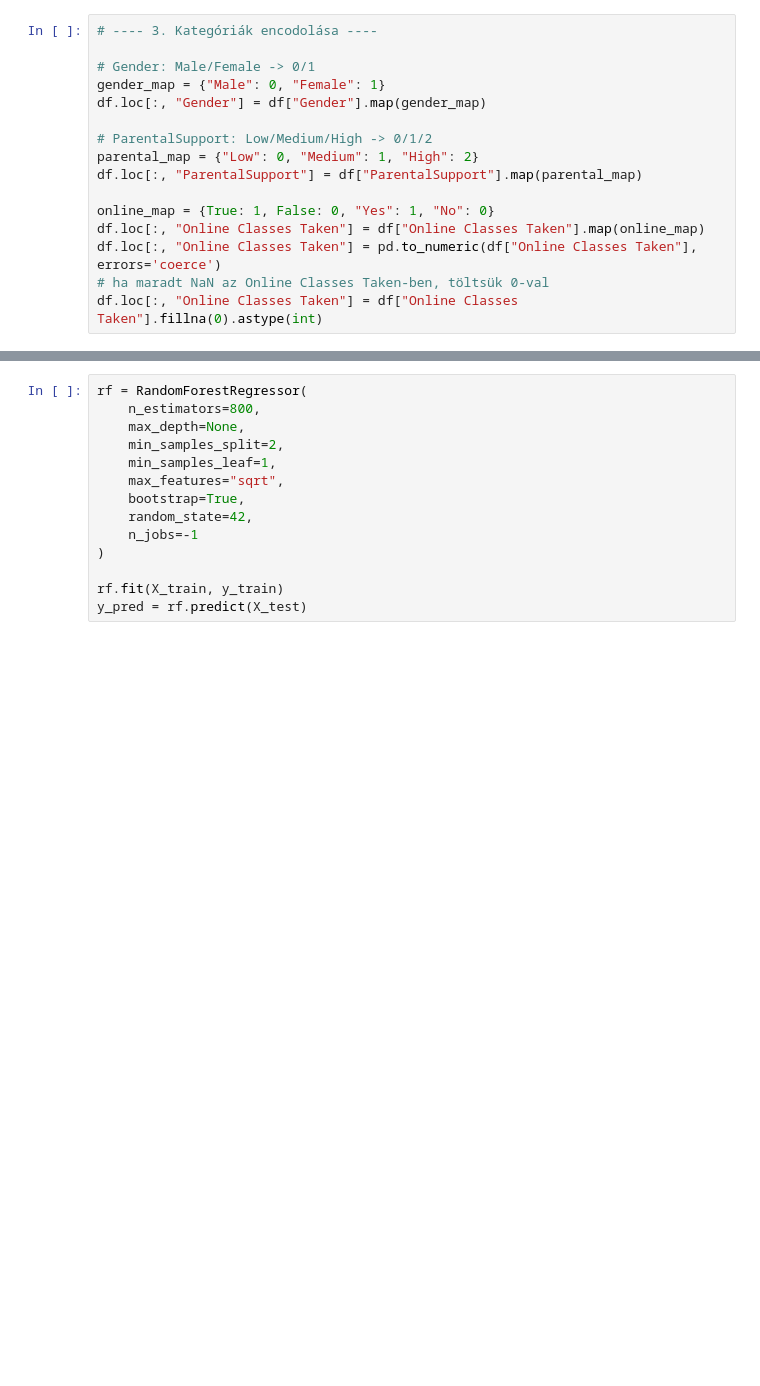
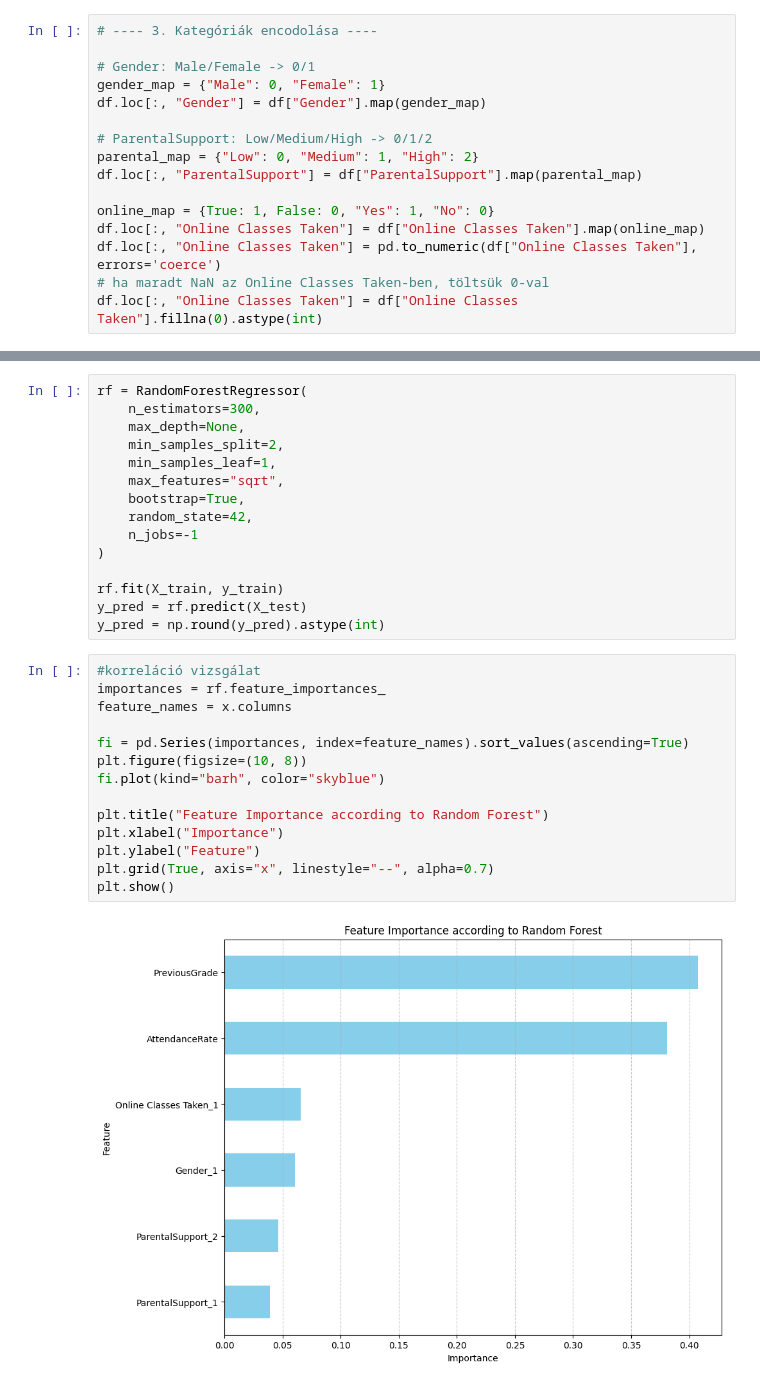
Before and after one commit to berekmeri/SPO8B4-kutmod, a Jupyter notebook: Sajat_kutatas/student_performance.ipynb, the cells around one changed output, grey strips where cells are left out. Saved outputs shown, nothing was run; the diff lists cells and outputs as text; blank space fills up the shorter version.

```diff
--- a/Sajat_kutatas/student_performance.ipynb
+++ b/Sajat_kutatas/student_performance.ipynb
@@ -71,7 +77,7 @@ X_train, X_test, y_train, y_test = train_test_split(
 )
 # %%
 rf = RandomForestRegressor(
-    n_estimators=800,
+    n_estimators=300,
     max_depth=None,
     min_samples_split=2,
     min_samples_leaf=1,
@@ -83,4 +89,21 @@ rf = RandomForestRegressor(
 
 rf.fit(X_train, y_train)
 y_pred = rf.predict(X_test)
+y_pred = np.round(y_pred).astype(int)
+# %%
+#korreláció vizsgálat
+importances = rf.feature_importances_
+feature_names = x.columns
+
+fi = pd.Series(importances, index=feature_names).sort_values(ascending=True)
+plt.figure(figsize=(10, 8))
+fi.plot(kind="barh", color="skyblue")
+
+plt.title("Feature Importance according to Random Forest")
+plt.xlabel("Importance")
+plt.ylabel("Feature")
+plt.grid(True, axis="x", linestyle="--", alpha=0.7)
+plt.show()
+# %% [output]
+[figure, added]
 # %%
```
Also changed, not shown: parts of 10 cells of this notebook, 8 other files.
